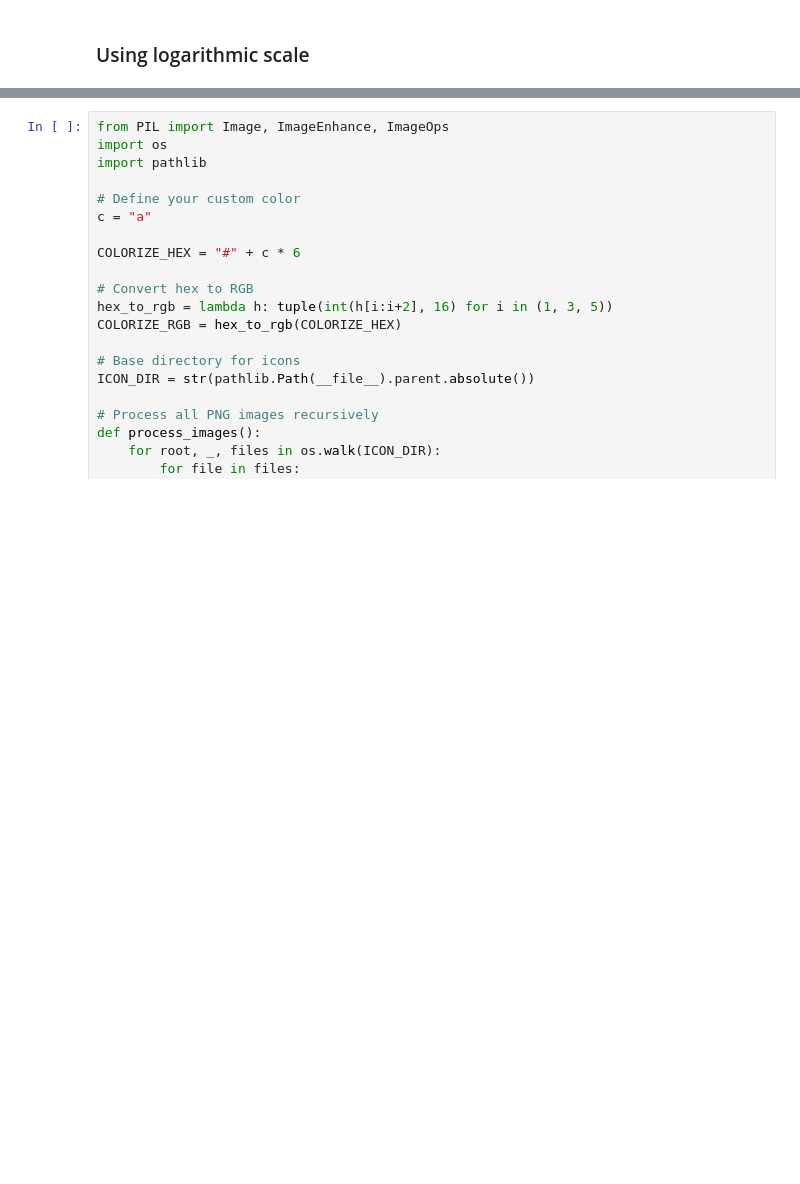
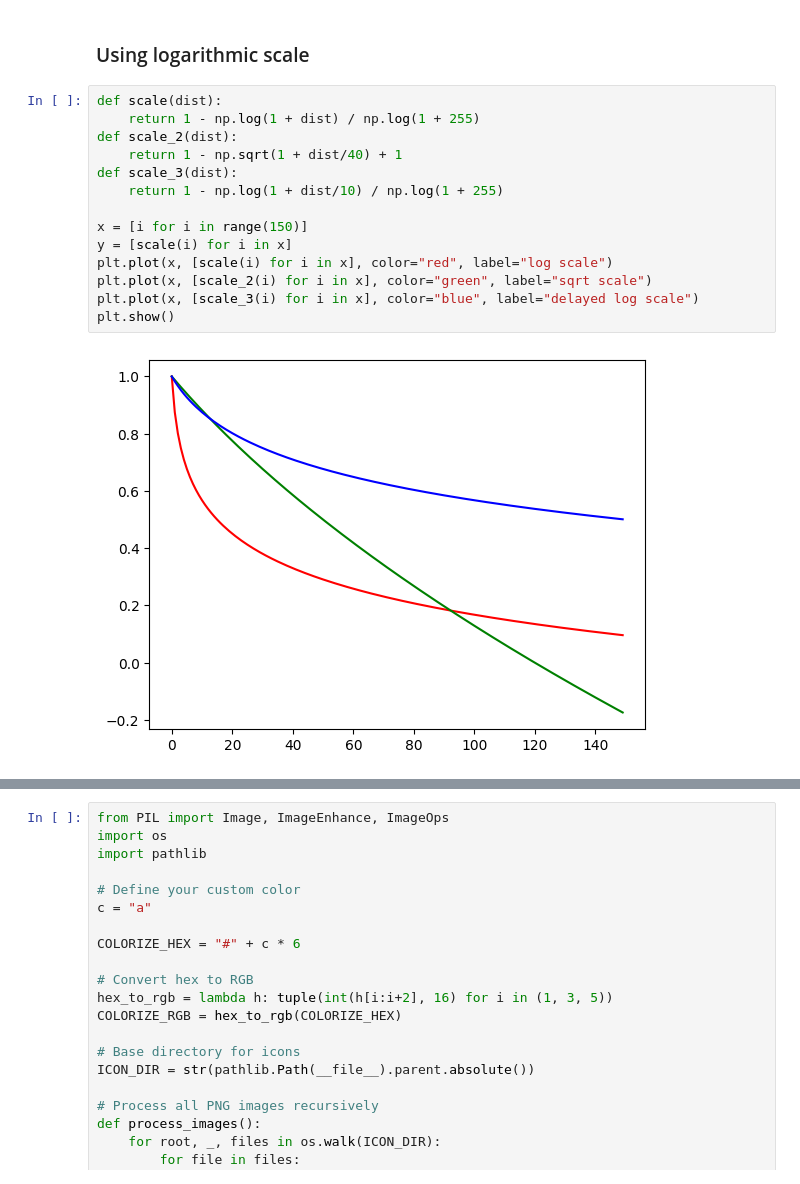
Before and after one commit to hbonnavaud/hbicons, a Jupyter notebook: colorize_icon.ipynb, the cells around one changed output, grey strips where cells are left out. Drawn from its saved outputs; the diff is of its cells as text; blank space fills up the shorter version.

```diff
--- a/colorize_icon.ipynb
+++ b/colorize_icon.ipynb
@@ -124,5 +162,21 @@ process_dataset(colorize_image_fun=colorize_image_1)
 # %% [markdown]
 ### Using logarithmic scale
+# %%
+def scale(dist):
+    return 1 - np.log(1 + dist) / np.log(1 + 255)
+def scale_2(dist):
+    return 1 - np.sqrt(1 + dist/40) + 1
+def scale_3(dist):
+    return 1 - np.log(1 + dist/10) / np.log(1 + 255)
+
+x = [i for i in range(150)]
+y = [scale(i) for i in x]
+plt.plot(x, [scale(i) for i in x], color="red", label="log scale")
+plt.plot(x, [scale_2(i) for i in x], color="green", label="sqrt scale")
+plt.plot(x, [scale_3(i) for i in x], color="blue", label="delayed log scale")
+plt.show()
+# %% [output]
+[figure, added]
 # %%
 import numpy as np
 import matplotlib.pyplot as plt
```
Also changed, not shown: parts of 5 cells of this notebook.
